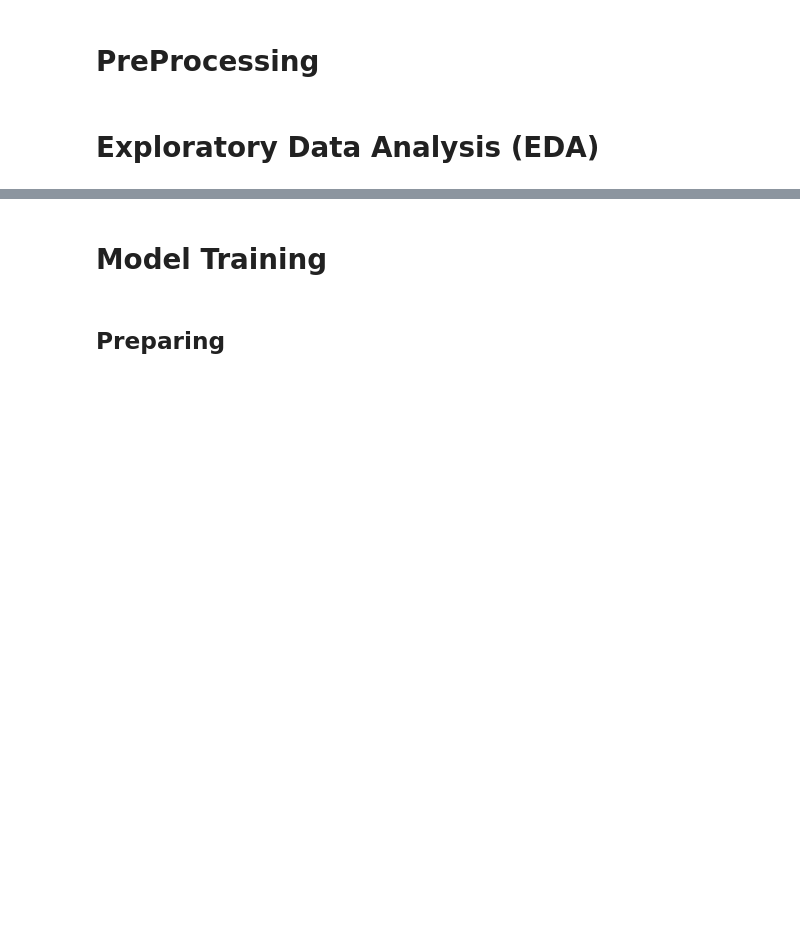
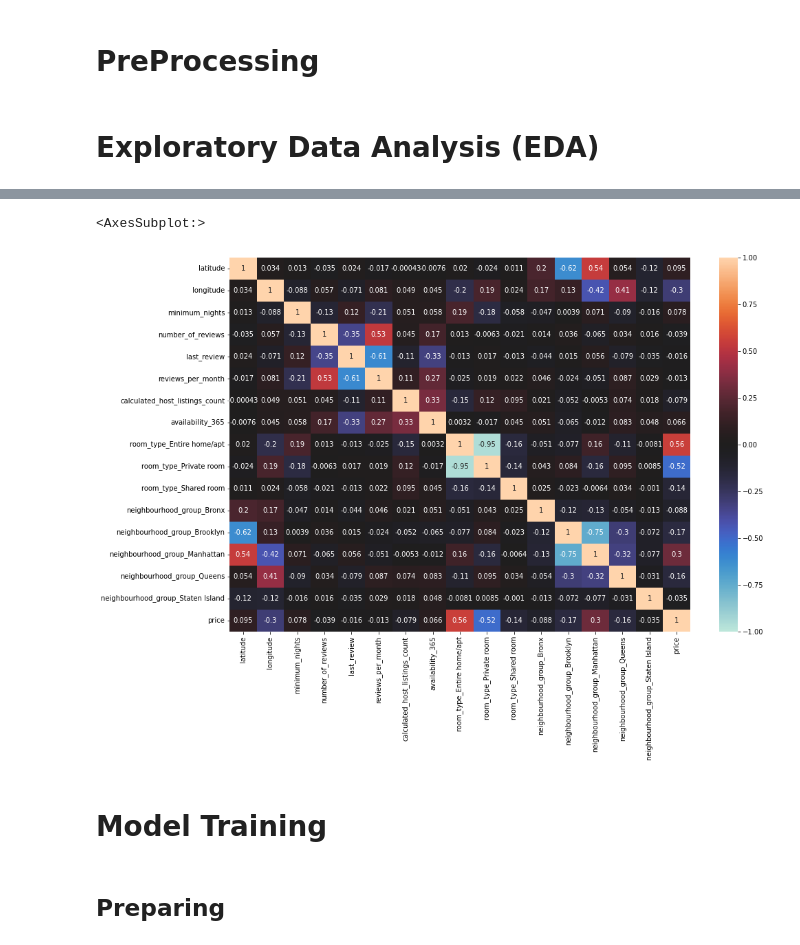
Before and after one commit to TzuH-Hsu/FCU-1102-MDS603_Machine-Learning-Midterm, a Jupyter notebook: main.ipynb, the cells around one changed output, grey strips where cells are left out. Drawn from its saved outputs; the diff is of its cells as text; code cells hidden in the pictures; blank space fills up the shorter version.

```diff
--- a/main.ipynb
+++ b/main.ipynb
@@ -75,7 +199,10 @@ sns.boxplot(train_data['calculated_host_listings_count'])
 # %%
-corr = train_data.corr(method='kendall')
+corr = train_data_eda.corr(method='kendall')
 plt.figure(figsize=(15, 10))
 sns.heatmap(corr, annot=True, center=0, vmin=-1, vmax=1)
+# %% [output]
+<AxesSubplot:>
+[figure, added]
 # %% [markdown]
 # Model Training
 # %% [markdown]
```
Also changed, not shown: parts of 57 cells of this notebook.
